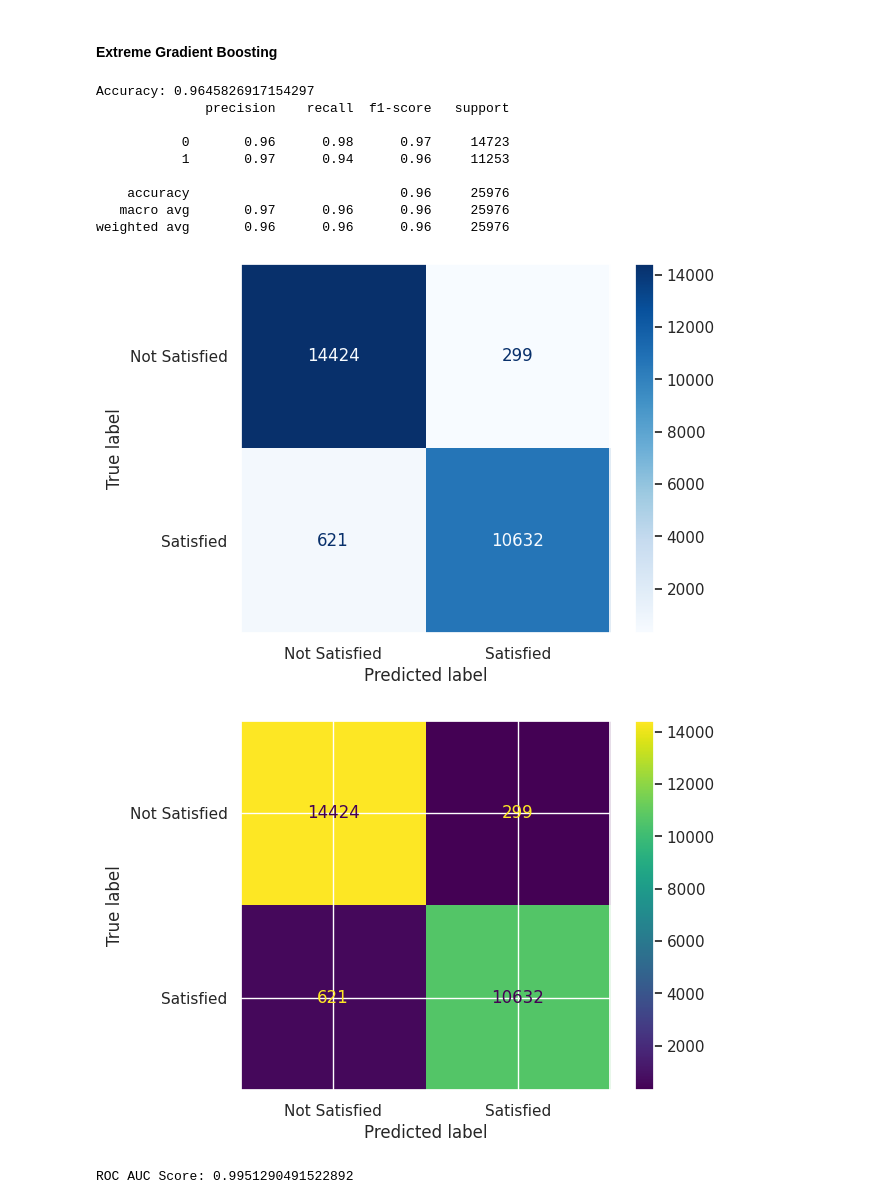
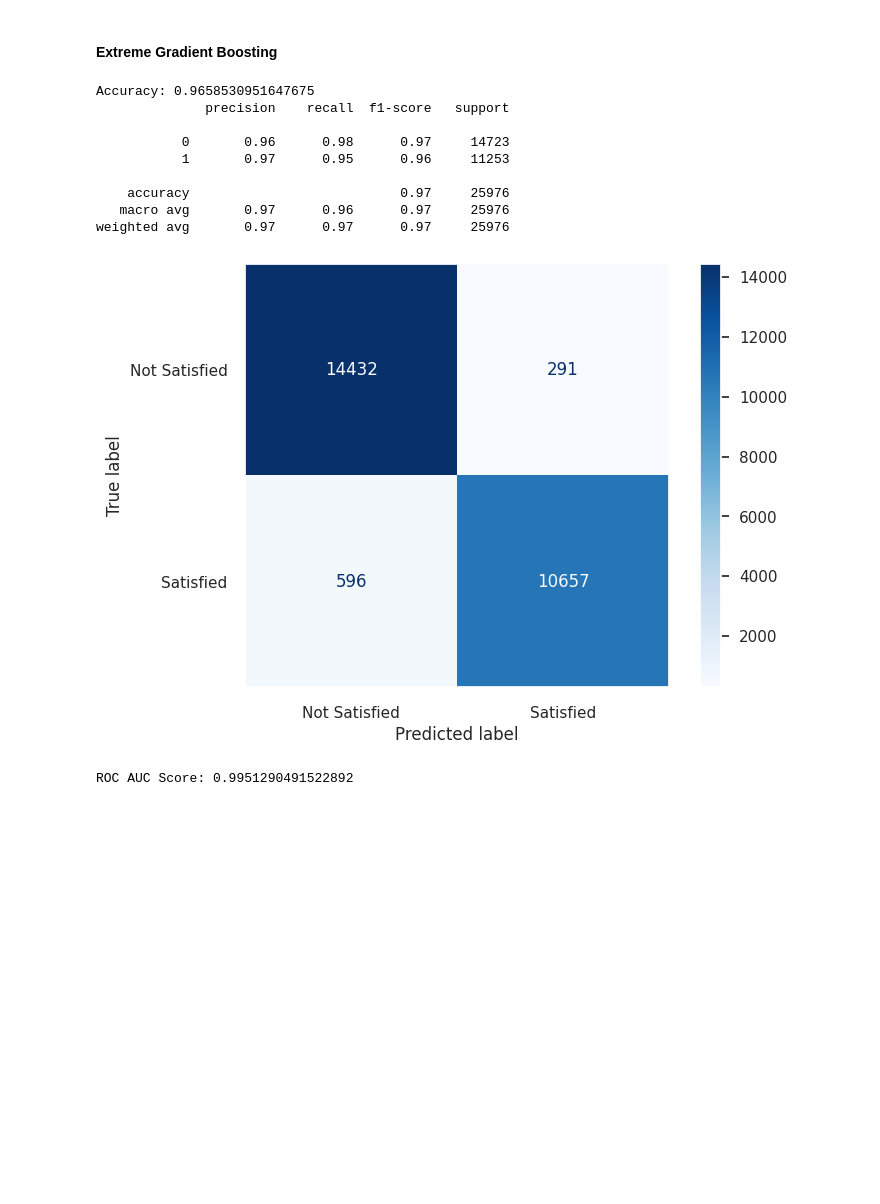
Before and after one commit to OCE1984/MScDataAnaltyicsPrinciples, a Jupyter notebook: DAP_Final_AssessmentOE.ipynb, the cells around one changed output. Cells and saved outputs as stored; diff of their text form; code cells hidden in the pictures; blank space fills up the shorter version.

```diff
--- a/DAP_Final_AssessmentOE.ipynb
+++ b/DAP_Final_AssessmentOE.ipynb
@@ -736,67 +676,48 @@ plt.show()
 # %% [markdown]
 #### Extreme Gradient Boosting
 # %%
-import xgboost as xgb
-from sklearn.model_selection import GridSearchCV
-from sklearn.metrics import accuracy_score, classification_report, ConfusionMatrixDisplay
-
-# Define the parameter grid for GridSearchCV
+# Using Extreme Gradient Boosting to see if the model performs better
 param_grid = {
     'n_estimators': [100, 200, 300],
     'learning_rate': [0.01, 0.1, 0.2],
     'max_depth': [3, 4, 5],
 }
 
-# Create an XGBoost classifier instance
 xgb_classifier = xgb.XGBClassifier(random_state=42)
-
-# Create GridSearchCV object
 grid_search = GridSearchCV(estimator=xgb_classifier, param_grid=param_grid,
                            scoring='accuracy', cv=3, n_jobs=-1)
 
-
-# Fit GridSearchCV to the training data
 grid_search.fit(X_train, y_train)
-
-# Get the best estimator found by GridSearchCV
 best_xgb_classifier = grid_search.best_estimator_
-
-# Make predictions on the test data using the best estimator
 y_pred = best_xgb_classifier.predict(X_test)
 
-# Evaluate the model
 accuracy = accuracy_score(y_test, y_pred)
 print("Accuracy:", accuracy)
 
 print(classification_report(y_test, y_pred, target_names=['0', '1']))
 
-# Create a figure and axes for the plot
 fig, ax = plt.subplots()
 
-# Display confusion matrix
 cm_display = ConfusionMatrixDisplay.from_estimator(
     best_xgb_classifier,
     X_test,
     y_test,
     cmap='Blues',
     ax=ax,
-    display_labels=['Not Satisfied', 'Satisfied'] # This line adds the legend
+    display_labels=['Not Satisfied', 'Satisfied']
 )
-
-cm_display.plot()  # Add this line to ensure the legend is displayed
 
 ax.grid(False)
 plt.show()
 # %% [output]
-Accuracy: 0.9645826917154297
+Accuracy: 0.9658530951647675
               precision    recall  f1-score   support
 
            0       0.96      0.98      0.97     14723
-           1       0.97      0.94      0.96     11253
+           1       0.97      0.95      0.96     11253
 
-    accuracy                           0.96     25976
-   macro avg       0.97      0.96      0.96     25976
-weighted avg       0.96      0.96      0.96     25976
+    accuracy                           0.97     25976
+   macro avg       0.97      0.96      0.97     25976
+weighted avg       0.97      0.97      0.97     25976
-[figure, old version]
+[figure, new version]
-[figure, removed]
 # %%
```
Also changed, not shown: parts of 60 cells of this notebook.
